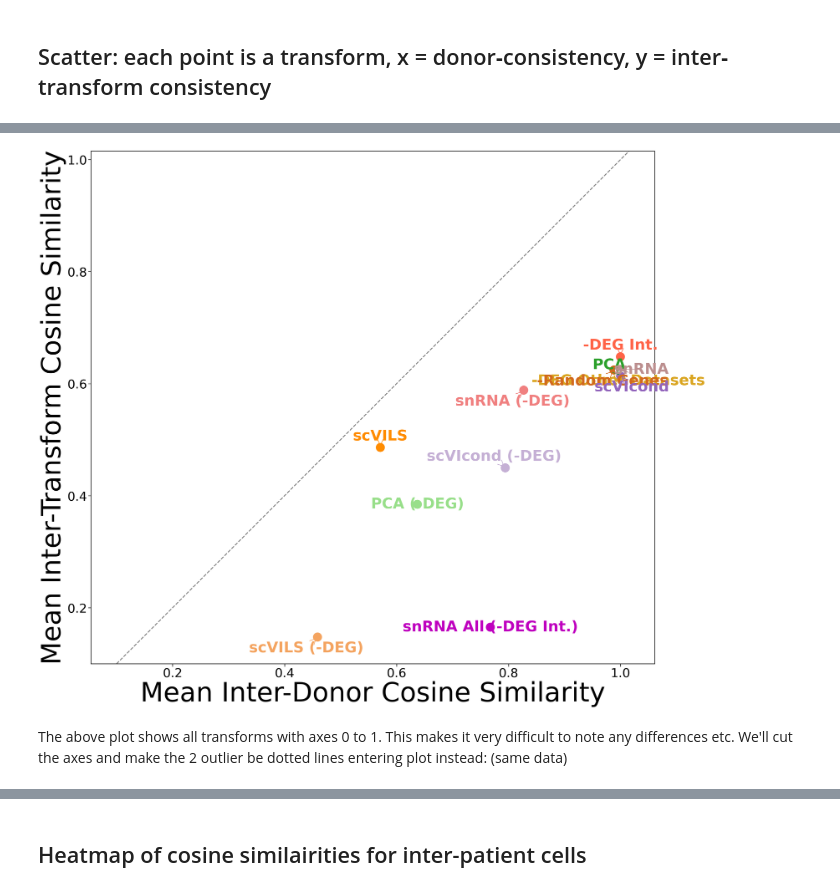
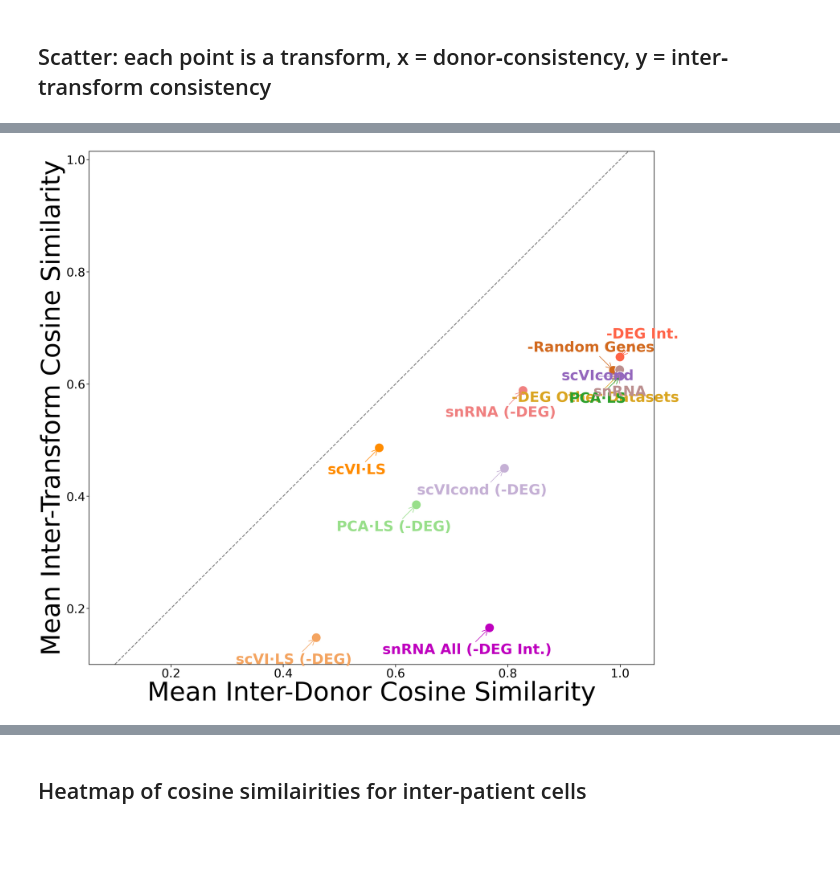
Before and after one commit to ivichadriana/deconvolution_sc_sn_comparison, a Jupyter notebook: notebooks/results_perdonor_SCDC.ipynb, the cells around one changed output, grey strips where cells are left out. Cells and saved outputs as stored; diff of their text form; code cells hidden in the pictures; blank space fills up the shorter version.

```diff
--- a/notebooks/results_perdonor_SCDC.ipynb
+++ b/notebooks/results_perdonor_SCDC.ipynb
@@ -294,10 +294,10 @@ if method == "BayesPrism":
         "-DEG Int.": (0, 0.02),
         "-DEG Other Datasets": (0, -0.01),
         "-Random Genes": (-0.02, -0.02),
-        "PCA": (-0.02, 0.02),
-        "PCA (-DEG)": (0, 0),
-        "scVILS": (0, 0.02),
-        "scVILS (-DEG)": (-0.02, -0.02),
+        "PCA·LS": (-0.02, 0.02),
+        "PCA·LS (-DEG)": (0, 0),
+        "scVI·LS": (0, 0.02),
+        "scVI·LS (-DEG)": (-0.02, -0.02),
         "scVIcond": (0.02, -0.02),
         "scVIcond (-DEG)": (-0.02, 0.02),
         "snRNA All (-DEG Int.)": (0, 0),
@@ -305,37 +305,36 @@ if method == "BayesPrism":
     val_plot_1,val_plot_2 = [0, 1.015],[0, 1.015]
 elif method == "SCDC":
     text_offsets = {
-        "snRNA": (0.038, 0),
-        "snRNA (-DEG)": (-0.02, -0.02),
-        "-DEG Int.": (0, 0.02),
-        "-DEG Other Datasets": (0, -0.01),
-        "-Random Genes": (-0.02, -0.02),
-        "PCA": (-0.02, 0.02),
-        "PCA (-DEG)": (0, 0),
-        "scVILS": (0, 0.02),
-        "scVILS (-DEG)": (-0.02, -0.02),
-        "scVIcond": (0.02, -0.02),
-        "scVIcond (-DEG)": (-0.02, 0.02),
-        "snRNA All (-DEG Int.)": (0, 0),
+        "snRNA": (0, -0.04),
+        "snRNA (-DEG)": (-0.04, -0.04),
+        "-DEG Int.": (0.04, 0.04),
+        "-DEG Other Datasets": (-0.04, -0.04),
+        "-Random Genes": (-0.04, 0.04),
+        "PCA·LS": (-0.04, -0.04),
+        "PCA·LS (-DEG)": (-0.04, -0.04),
+        "scVI·LS": (-0.04, -0.04),
+        "scVI·LS (-DEG)": (-0.04, -0.04),
+        "scVIcond": (-0.04, 0),
+        "scVIcond (-DEG)": (-0.04, -0.04),
+        "snRNA All (-DEG Int.)": (-0.04, -0.04),
     }
     val_plot_1,val_plot_2 = [0.1, 1.015],[0.1, 1.015]
-elif method == "DWLS":
+elif method == "SCADEN":
     text_offsets = {
-        "snRNA": (0.038, 0),
-        "snRNA (-DEG)": (-0.02, -0.02),
-        "-DEG Int.": (0, 0.03),
-        "-DEG Other Datasets": (0, -0.01),
-        "-Random Genes": (-0.02, -0.02),
-        "PCA": (-0.02, -0.02),
-        "PCA (-DEG)": (0, 0),
-        "scVILS": (0, 0.02),
-        "scVILS (-DEG)": (-0.02, -0.02),
+        "snRNA": (0, 0.04),
+        "snRNA (-DEG)": (-0.02, 0.02),
+        "-DEG Int.": (0.02, -0.02),
+        "-DEG Other Datasets": (0, -0.02),
+        "-Random Genes": (0.02, 0.04),
+        "PCA·LS": (0, 0.02),
+        "PCA·LS (-DEG)": (-0.085, 0),
+        "scVI·LS": (0, -0.02),
+        "scVI·LS (-DEG)": (-0.085, 0),
         "scVIcond": (0.02, -0.02),
-        "scVIcond (-DEG)": (-0.02, 0.02),
-        "snRNA All (-DEG Int.)": (0, 0),
+        "scVIcond (-DEG)": (0.02, 0.02),
+        "snRNA All (-DEG Int.)": (0, -0.02),
     }
-    val_plot_1,val_plot_2 = [0, 1.015],[0, 1.015]
-
+    val_plot_1,val_plot_2 = [0.2, 1.015],[.2, 1.015]
 
 plt.figure(figsize=(32, 30))
 ax = sns.scatterplot(
@@ -351,33 +350,31 @@ ax = sns.scatterplot(
 # annotate each point with its label at the offset, arrow in same color
 for _, row in df_scatter.iterrows():
     label = row["Display"]
     x, y = row["DonorSim"], row["TransSim"]
     dx, dy = text_offsets.get(label, (0.05, 0.05))  # fallback offset
 
     ax.annotate(
         label,
         xy=(x, y),  # point coordinates
         xytext=(x + dx, y + dy),  # label coordinates
         textcoords="data",
         ha="center",
         va="center",
         fontsize=48,
         color=display_palette[label],
         weight="bold",
         arrowprops=dict(
             arrowstyle="->", color=display_palette[label], lw=2, shrinkA=5, shrinkB=5
         ),
     )
 
 ax.set_aspect("equal", adjustable="box")
 ax.plot(val_plot_1, val_plot_2, "--", linewidth=3, color="gray")
 ax.set_xlabel("Mean Inter-Donor Cosine Similarity", fontsize=86)
 ax.set_ylabel("Mean Inter-Transform Cosine Similarity", fontsize=86)
 ax.tick_params(axis="both", which="major", labelsize=40)
 ax.set_ylim(val_plot_1)
 plt.tight_layout()
 plt.show()
 # %% [output]
-[figure, old version]
+[figure, new version]
-# %% [markdown]
-The above plot shows all transforms with axes 0 to 1. This makes it very difficult to note any differences etc. We'll cut the axes and make the 2 outlier be dotted lines entering plot instead: (same data)
```
Also changed, not shown: parts of 6 cells of this notebook, 1 other file.
